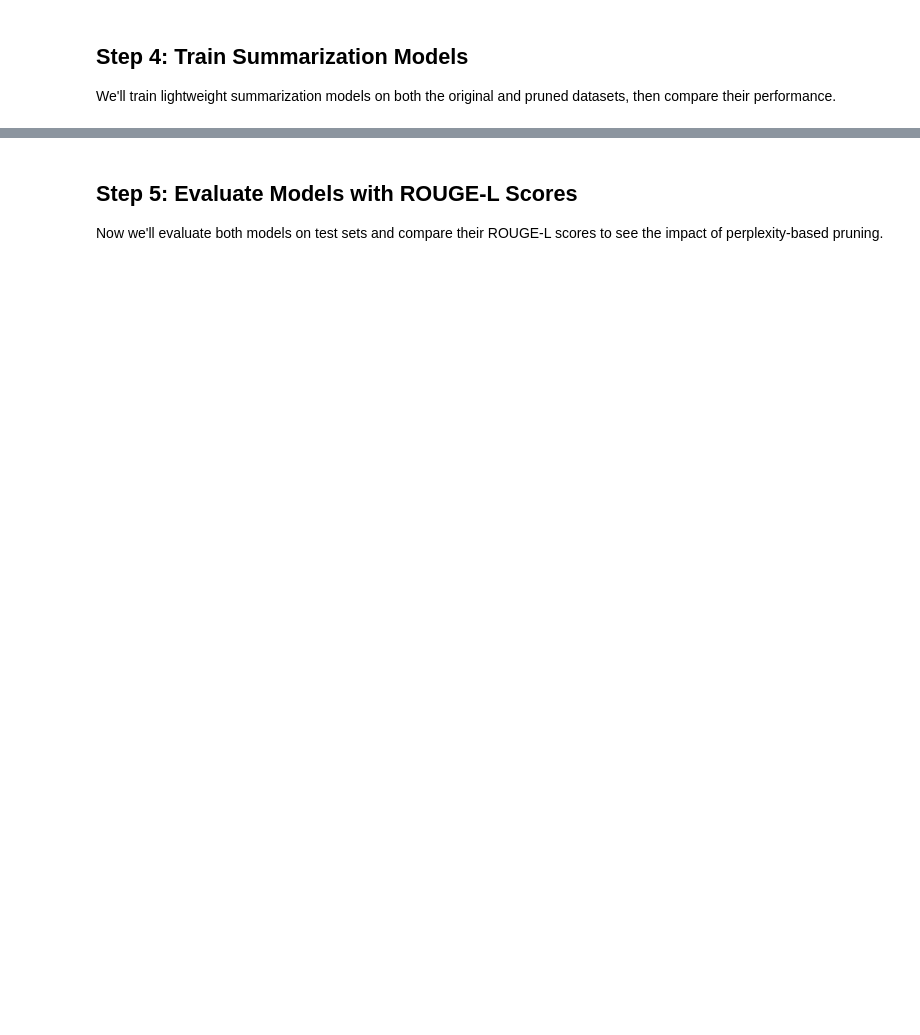
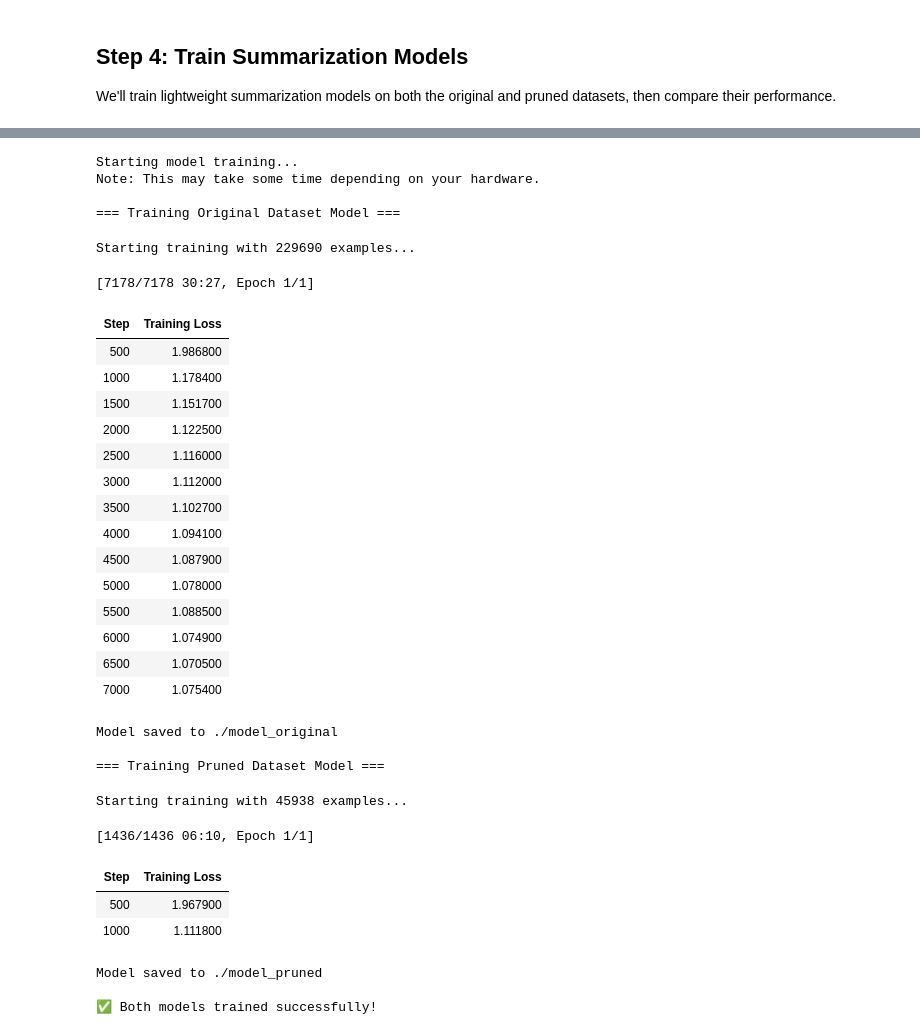
Before and after one commit to ahazeemi/dPrune, a Jupyter notebook: examples/unsupervised_pruning_with_perplexity.ipynb, the cells around one changed output, grey strips where cells are left out. Cells and saved outputs as stored; diff of their text form; code cells hidden in the pictures; blank space fills up the shorter version.

```diff
--- a/examples/unsupervised_pruning_with_perplexity.ipynb
+++ b/examples/unsupervised_pruning_with_perplexity.ipynb
@@ -247,15 +110,23 @@ dataset_stats(pruned_dataset, "Pruned")
+# %%
+from dprune import BottomKPruner, PruningPipeline
+
+scorer = PerplexityScorer(
+    model_path=KENLM_MODEL_PATH,
+    text_column='article',
+    batch_size=50
+)
+bottom_pruner = BottomKPruner(k=0.2)  # keep the bottom 20%
+pipeline_easy = PruningPipeline(scorer=scorer, pruner=bottom_pruner)
+pruned_dataset = pipeline_easy.run(dataset)
 # %% [markdown]
 ## Step 4: Train Summarization Models
 
 We'll train lightweight summarization models on both the original and pruned datasets, then compare their performance.
 # %%
-# Model configuration
-MODEL_NAME = "facebook/bart-large-cnn"  # Pre-trained summarization model
+MODEL_NAME = "facebook/bart-base"
 MAX_INPUT_LENGTH = 1024
 MAX_TARGET_LENGTH = 128
-BATCH_SIZE = 4
-LEARNING_RATE = 5e-5
-NUM_EPOCHS = 2  # Small number for demo - increase for better results
+
 
 # Load tokenizer and model
 tokenizer = AutoTokenizer.from_pretrained(MODEL_NAME)
@@ -263,7 +134,6 @@ print(f"Loaded tokenizer for {MODEL_NAME}")
 
 def preprocess_function(examples):
     """Preprocess the data for summarization."""
-    # Prepare inputs and targets
     inputs = [f"summarize: {article}" for article in examples["article"]]
     targets = examples["highlights"]
 
@@ -290,7 +160,7 @@ def preprocess_function(examples):
 print("Preprocessing datasets...")
 
 # Preprocess both datasets
-tokenized_original = original_dataset.map(preprocess_function, batched=True)
+tokenized_original = dataset.map(preprocess_function, batched=True)
 tokenized_pruned = pruned_dataset.map(preprocess_function, batched=True)
 
 # Split datasets into train/test (80/20 split)
@@ -309,13 +190,9 @@ def train_model(train_dataset, output_dir, model_name="Model"):
     """Train a summarization model."""
     print(f"\n=== Training {model_name} ===")
 
-    # Load fresh model for each training
     model = AutoModelForSeq2SeqLM.from_pretrained(MODEL_NAME)
-
-    # Training arguments
     training_args = Seq2SeqTrainingArguments(
         output_dir=output_dir,
-        evaluation_strategy="no",  # Disable evaluation during training for speed
         learning_rate=LEARNING_RATE,
         per_device_train_batch_size=BATCH_SIZE,
         per_device_eval_batch_size=BATCH_SIZE,
@@ -324,16 +201,11 @@ def train_model(train_dataset, output_dir, model_name="Model"):
         save_strategy="epoch",
         save_total_limit=1,
         predict_with_generate=True,
-        fp16=torch.cuda.is_available(),  # Use mixed precision if CUDA available
-        dataloader_num_workers=0,  # Avoid multiprocessing issues
-        logging_steps=50,
-        report_to=None,  # Disable wandb logging
+        fp16=torch.cuda.is_available(),
+        logging_steps=500,
+        report_to="none",
     )
-
-    # Data collator
     data_collator = DataCollatorForSeq2Seq(tokenizer, model=model)
-
-    # Initialize trainer
     trainer = Seq2SeqTrainer(
         model=model,
         args=training_args,
@@ -342,36 +214,68 @@ def train_model(train_dataset, output_dir, model_name="Model"):
         data_collator=data_collator,
     )
 
-    # Train the model
     print(f"Starting training with {len(train_dataset)} examples...")
     trainer.train()
 
-    # Save the model
     trainer.save_model()
     print(f"Model saved to {output_dir}")
 
     return model
+
+BATCH_SIZE = 32
+LEARNING_RATE = 2e-5
+NUM_EPOCHS = 1
+
 
 # Train both models
 print("Starting model training...")
 print("Note: This may take some time depending on your hardware.")
 
 # Train on original dataset
 original_model = train_model(
     train_dataset=original_train,
     output_dir="./model_original",
     model_name="Original Dataset Model"
 )
 
 # Train on pruned dataset
 pruned_model = train_model(
     train_dataset=pruned_train,
     output_dir="./model_pruned",
     model_name="Pruned Dataset Model"
 )
 
 print("\n✅ Both models trained successfully!")
+# %% [output]
+Starting model training...
+Note: This may take some time depending on your hardware.
+
+=== Training Original Dataset Model ===
+Starting training with 229690 examples...
+[7178/7178 30:27, Epoch 1/1]
+| Step | Training Loss |
+| 500 | 1.986800 |
+| 1000 | 1.178400 |
+| 1500 | 1.151700 |
+| 2000 | 1.122500 |
+| 2500 | 1.116000 |
+| 3000 | 1.112000 |
+| 3500 | 1.102700 |
+| 4000 | 1.094100 |
+| 4500 | 1.087900 |
+| 5000 | 1.078000 |
+| 5500 | 1.088500 |
+| 6000 | 1.074900 |
+| 6500 | 1.070500 |
+| 7000 | 1.075400 |
+Model saved to ./model_original
+
+=== Training Pruned Dataset Model ===
+Starting training with 45938 examples...
+[1436/1436 06:10, Epoch 1/1]
+| Step | Training Loss |
+| 500 | 1.967900 |
+| 1000 | 1.111800 |
+Model saved to ./model_pruned
+
+✅ Both models trained successfully!
-# %% [markdown]
-## Step 5: Evaluate Models with ROUGE-L Scores
-
-Now we'll evaluate both models on test sets and compare their ROUGE-L scores to see the impact of perplexity-based pruning.
```
Also changed, not shown: parts of 19 cells of this notebook, 2 other files.
